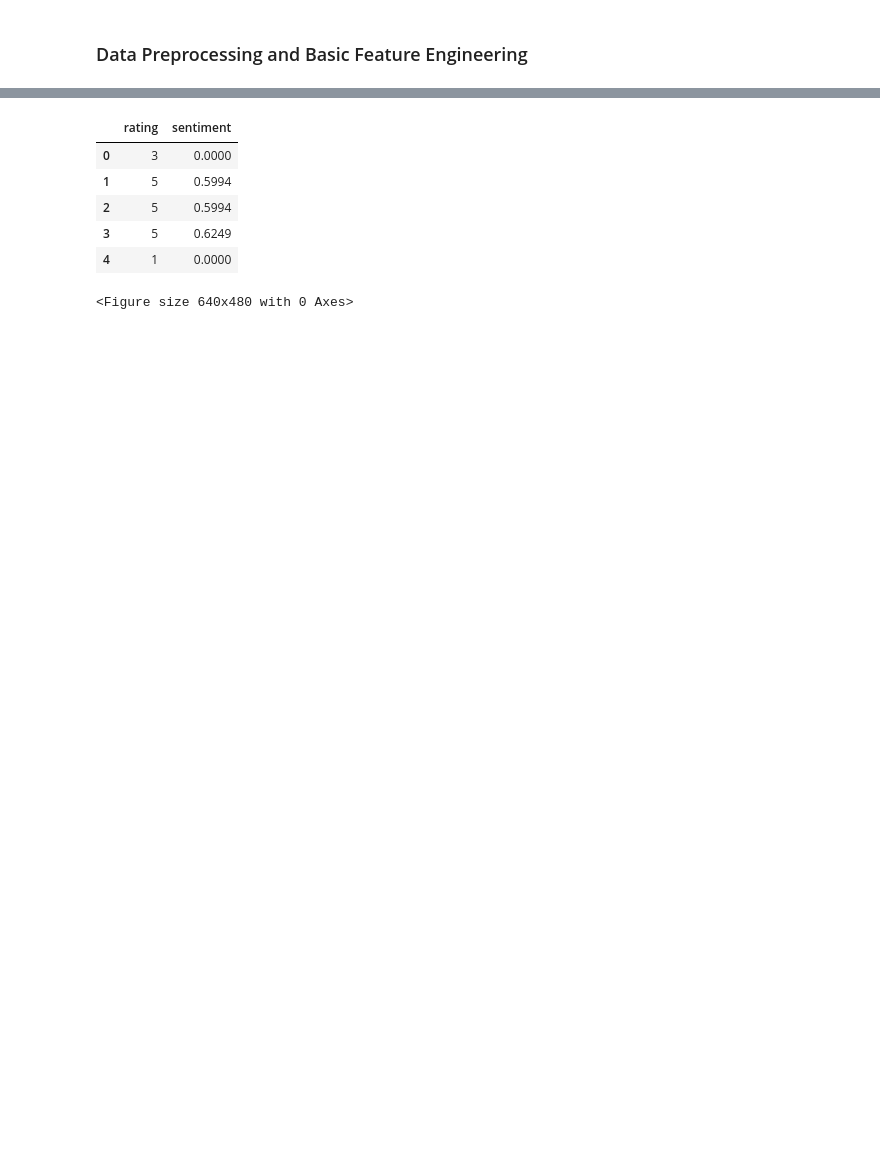
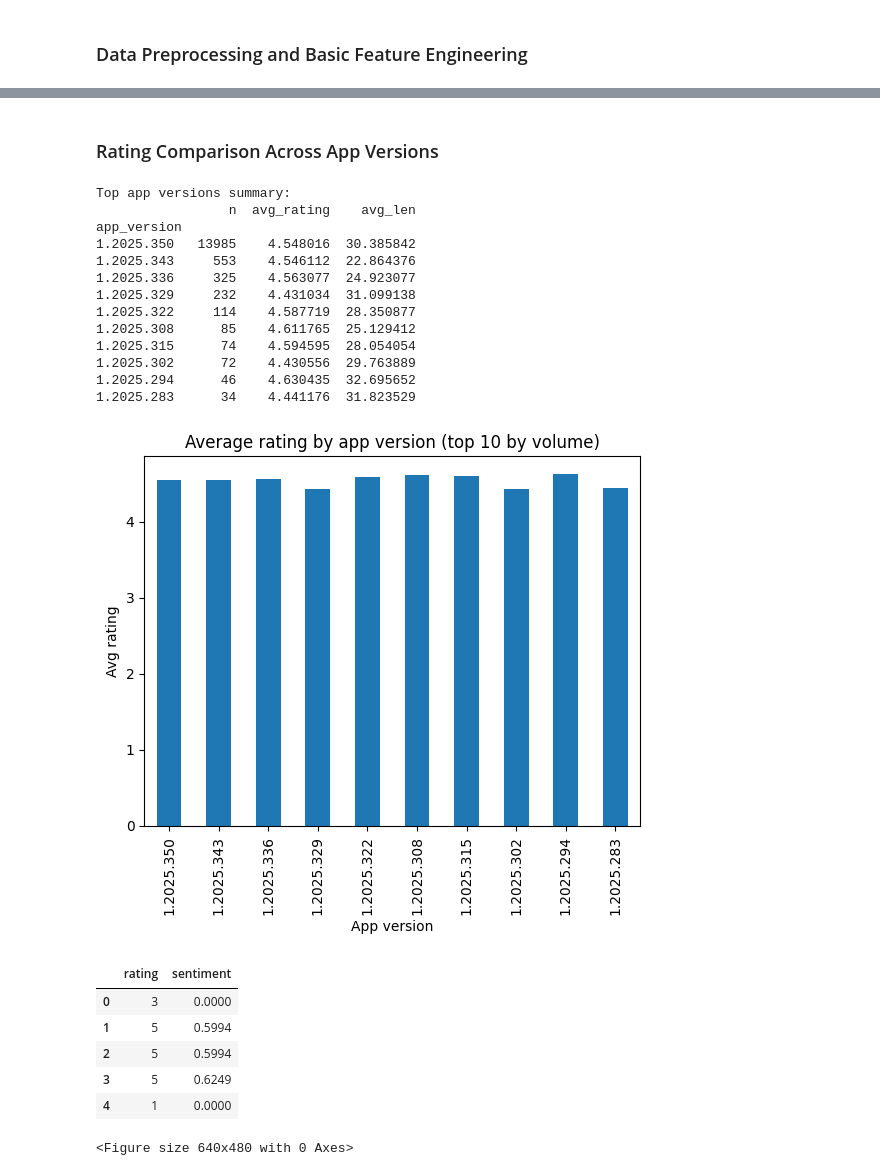
Before and after one commit to rsm-y8qian/google-play-reviews, a Jupyter notebook: 10k_ingest_play_reviews.ipynb, the cells around one changed output, grey strips where cells are left out. Saved outputs shown, nothing was run; the diff lists cells and outputs as text; code cells hidden in the pictures; blank space fills up the shorter version.

```diff
--- a/10k_ingest_play_reviews.ipynb
+++ b/10k_ingest_play_reviews.ipynb
@@ -375,3 +361,49 @@ app_version
+# %% [markdown]
+### Rating Comparison Across App Versions
+# %%
+# Keep only rows with both app version and rating available
+dv = df.dropna(subset=["app_version", "rating"]).copy()
+
+# Focus on the top app versions by review volume
+top_versions = dv["app_version"].value_counts().head(10).index
+dv = dv[dv["app_version"].isin(top_versions)]
+
+# Compute summary statistics by app version
+version_stats = (
+    dv.groupby("app_version")
+      .agg(
+          n=("rating", "size"),
+          avg_rating=("rating", "mean"),
+          avg_len=("review_len", "mean")
+      )
+      .sort_values("n", ascending=False)
+)
+
+print("Top app versions summary:")
+print(version_stats)
+
+# Plot average rating by app version
+plt.figure()
+version_stats["avg_rating"].plot(kind="bar")
+plt.title("Average rating by app version (top 10 by volume)")
+plt.xlabel("App version")
+plt.ylabel("Avg rating")
+plt.show()
+# %% [output]
+Top app versions summary:
+                 n  avg_rating    avg_len
+app_version
+1.2025.350   13985    4.548016  30.385842
+1.2025.343     553    4.546112  22.864376
+1.2025.336     325    4.563077  24.923077
+1.2025.329     232    4.431034  31.099138
+1.2025.322     114    4.587719  28.350877
+1.2025.308      85    4.611765  25.129412
+1.2025.315      74    4.594595  28.054054
+1.2025.302      72    4.430556  29.763889
+1.2025.294      46    4.630435  32.695652
+1.2025.283      34    4.441176  31.823529
+[figure, added]
 # %%
 from nltk.sentiment import SentimentIntensityAnalyzer
 import pandas as pd
```
Also changed, not shown: parts of 23 cells of this notebook.
